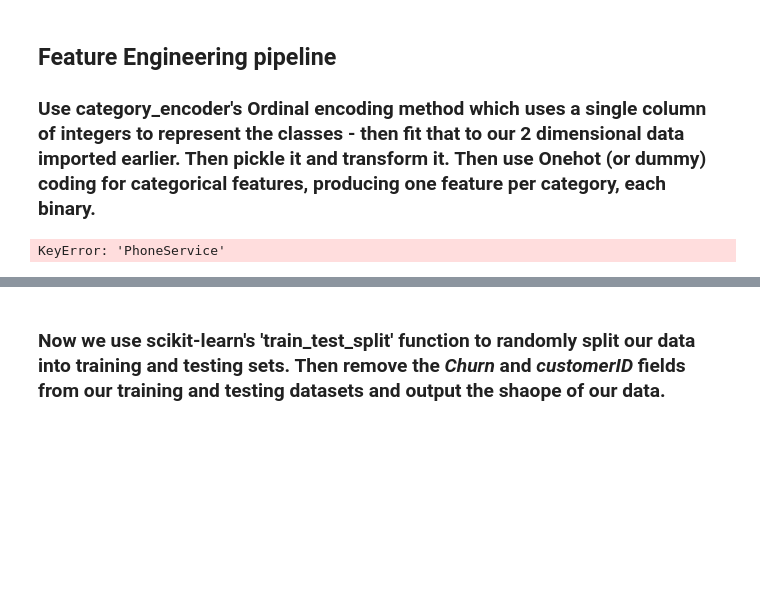
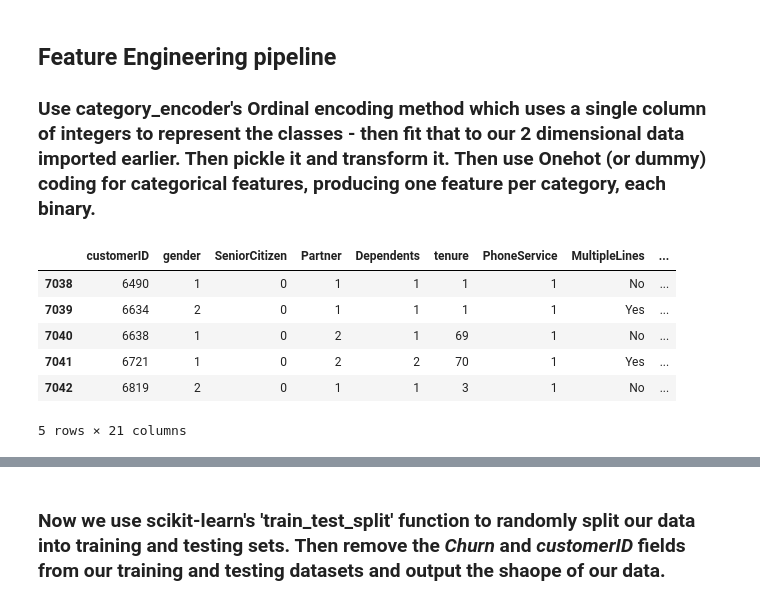
Before and after one commit to masoodfaisal/ml-workshop-improved, a Jupyter notebook: notebook/Model_Experiments.ipynb, the cells around one changed output, grey strips where cells are left out. Saved outputs shown, nothing was run; the diff lists cells and outputs as text; code cells hidden in the pictures; blank space fills up the shorter version.

```diff
--- a/notebook/Model_Experiments.ipynb
+++ b/notebook/Model_Experiments.ipynb
@@ -254,18 +269,24 @@ dtype: int64
 # %%
 import category_encoders as ce
 import joblib
 
 names = ['gender', 'Partner', 'Dependents', 'PhoneService', 'StreamingTV', 'StreamingMovies', 'PaperlessBilling', 'Churn']
 # for column in names:
 #     labelencoder(column)
 
-enc = ce.ordinal.OrdinalEncoder(cols=names)
+enc = ce.OrdinalEncoder(cols=names)
 enc.fit(data)
 joblib.dump(enc, 'enc.pkl')
 labelled_set = enc.transform(data)
 labelled_set.tail(5)
 # %% [output]
+|  | customerID | gender | SeniorCitizen | Partner | Dependents | tenure | PhoneService | MultipleLines | ... |
+| 7038 | 6490 | 1 | 0 | 1 | 1 | 1 | 1 | No | ... |
+| 7039 | 6634 | 2 | 0 | 1 | 1 | 1 | 1 | Yes | ... |
+| 7040 | 6638 | 1 | 0 | 2 | 1 | 69 | 1 | No | ... |
+| 7041 | 6721 | 1 | 0 | 2 | 2 | 70 | 1 | Yes | ... |
+| 7042 | 6819 | 2 | 0 | 1 | 1 | 3 | 1 | No | ... |
-KeyError: 'PhoneService'
+5 rows × 21 columns
 # %%
 
 names = ['MultipleLines', 'InternetService', 'Contract', 'PaymentMethod', 'OnlineSecurity', 'OnlineBackup',
```
Also changed, not shown: parts of 20 cells of this notebook, 1 other file.
